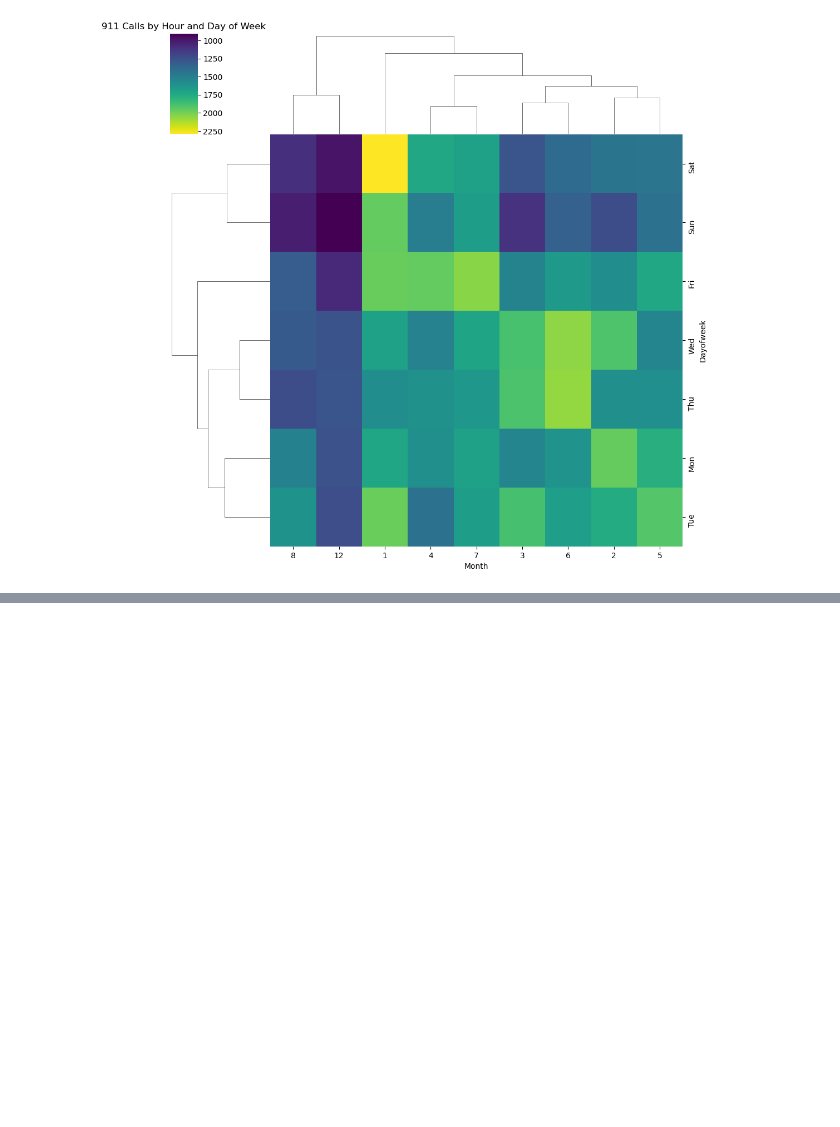
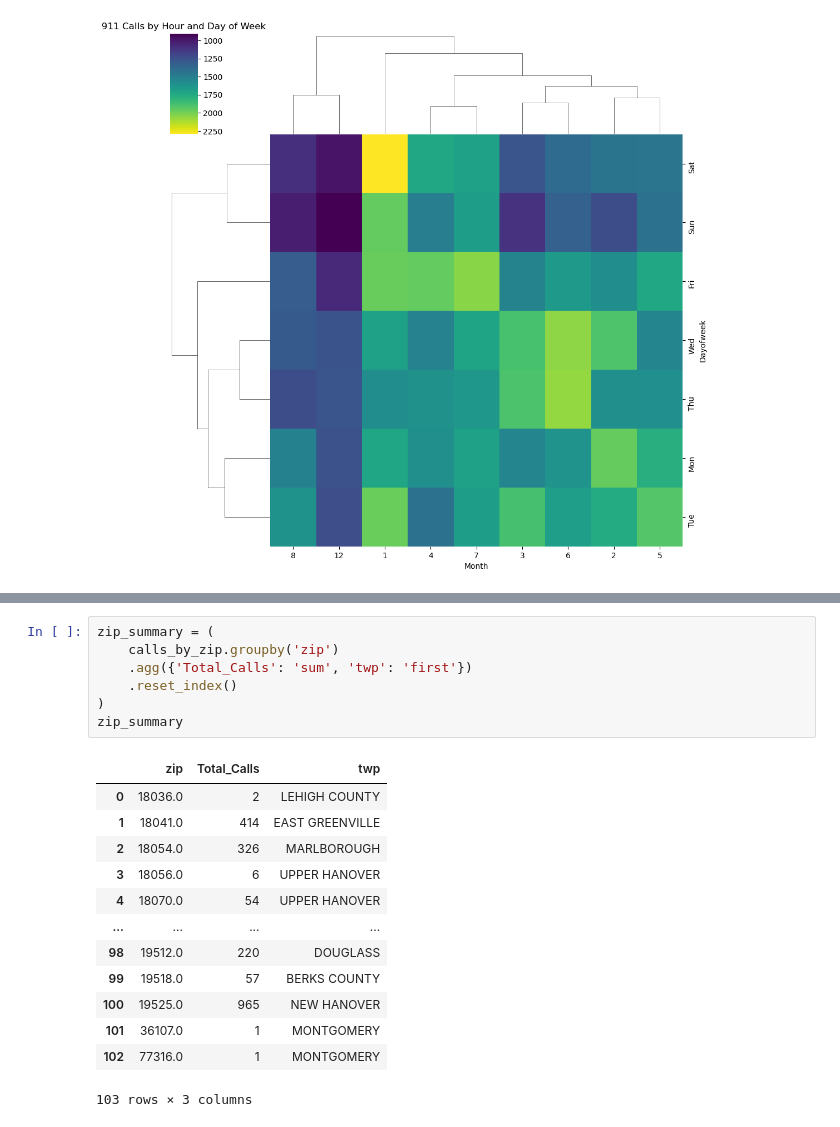
Before and after one commit to AlejandroFuentePinero/python-eda-mini-projects, a Jupyter notebook: 01_911_calls_analysis/01_911_EDA_project.ipynb, the cells around one changed output, grey strips where cells are left out. Cells and saved outputs as stored; diff of their text form; blank space fills up the shorter version.

```diff
--- a/01_911_calls_analysis/01_911_EDA_project.ipynb
+++ b/01_911_calls_analysis/01_911_EDA_project.ipynb
@@ -387,0 +402,21 @@ plt.show()
+# %%
+zip_summary = (
+    calls_by_zip.groupby('zip')
+    .agg({'Total_Calls': 'sum', 'twp': 'first'})
+    .reset_index()
+)
+zip_summary
+# %% [output]
+|  | zip | Total_Calls | twp |
+| 0 | 18036.0 | 2 | LEHIGH COUNTY |
+| 1 | 18041.0 | 414 | EAST GREENVILLE |
+| 2 | 18054.0 | 326 | MARLBOROUGH |
+| 3 | 18056.0 | 6 | UPPER HANOVER |
+| 4 | 18070.0 | 54 | UPPER HANOVER |
+| ... | ... | ... | ... |
+| 98 | 19512.0 | 220 | DOUGLASS |
+| 99 | 19518.0 | 57 | BERKS COUNTY |
+| 100 | 19525.0 | 965 | NEW HANOVER |
+| 101 | 36107.0 | 1 | MONTGOMERY |
+| 102 | 77316.0 | 1 | MONTGOMERY |
+103 rows × 3 columns
```
Also changed, not shown: parts of 6 cells of this notebook.
